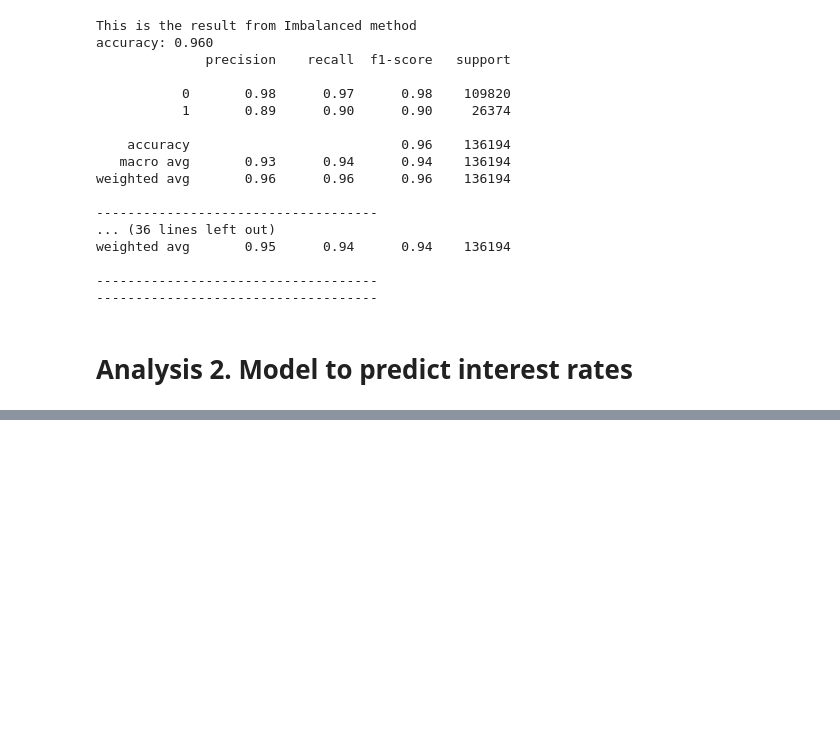
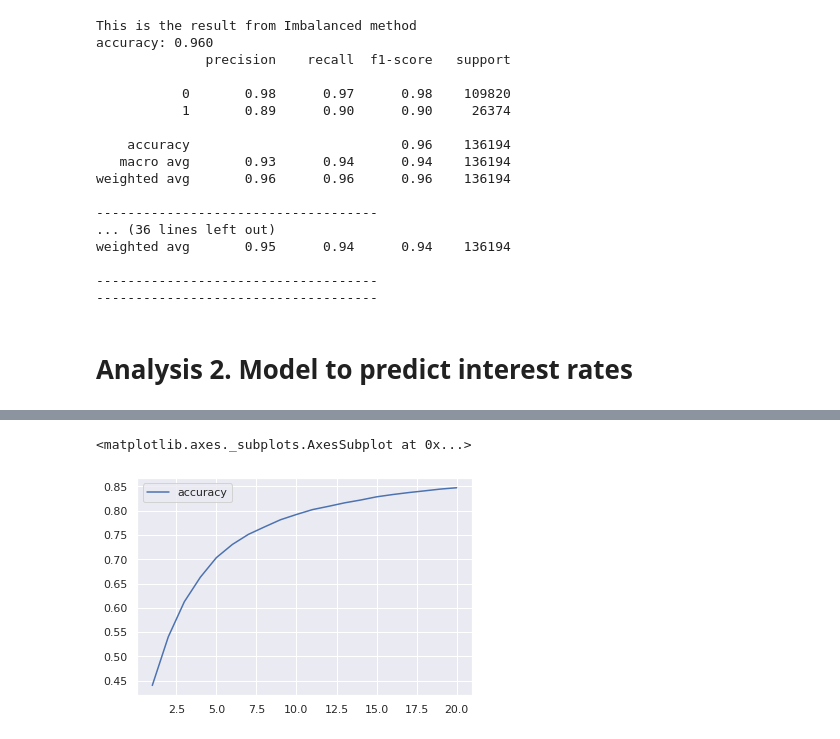
Before and after one commit to nitishsingh158/WokeRUs, a Jupyter notebook: lending_data.ipynb, the cells around one changed output, grey strips where cells are left out. Saved outputs shown, nothing was run; the diff lists cells and outputs as text; code cells hidden in the pictures; blank space fills up the shorter version.

```diff
--- a/lending_data.ipynb
+++ b/lending_data.ipynb
@@ -745,0 +740,7 @@ weighted avg       0.28      0.30      0.28     28259
+# %%
+# Plot the accuracy
+
+history_df.plot(y="accuracy")
+# %% [output]
+<matplotlib.axes._subplots.AxesSubplot at 0x...>
+[figure, added]
```
Also changed, not shown: parts of 55 cells of this notebook.
